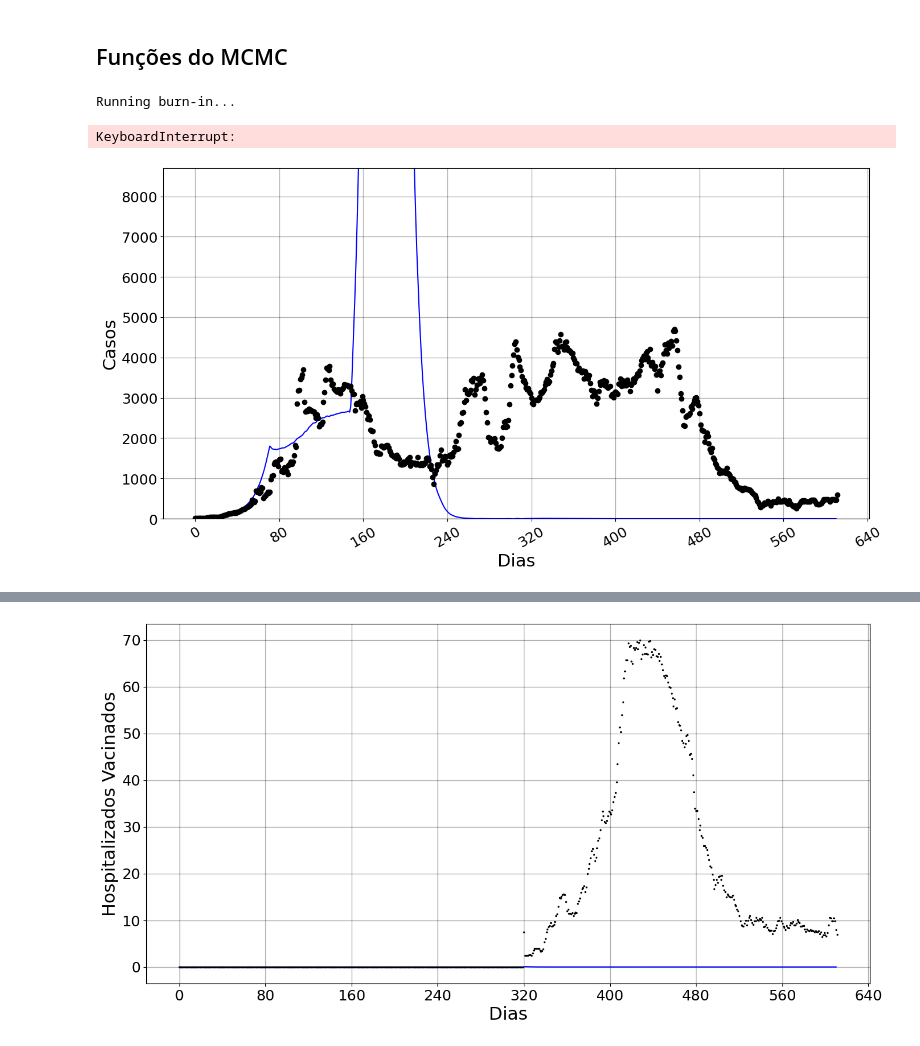
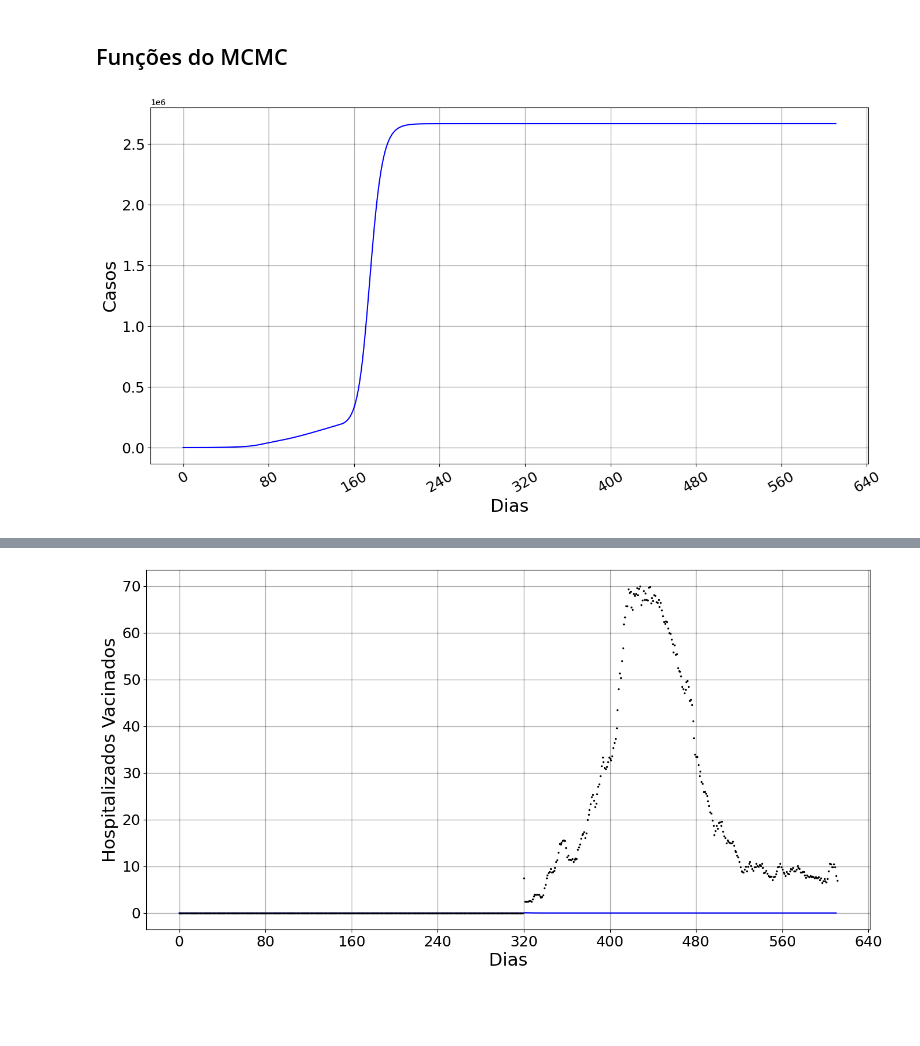
Before and after one commit to filipe7788/SEIHURD, a Jupyter notebook: fit_mcmc/fits_tests/tudo_e_delta.ipynb, the cells around one changed output, grey strips where cells are left out. Cells and saved outputs as stored; diff of their text form; code cells hidden in the pictures; blank space fills up the shorter version.

```diff
--- a/fit_mcmc/fits_tests/tudo_e_delta.ipynb
+++ b/fit_mcmc/fits_tests/tudo_e_delta.ipynb
@@ -154,9 +152,9 @@ condicoes_iniciais = [S0,E0,V0, Sv0, Ev0, Ia0, Is0, Iav0, Isv0, H0, HV0, U0, UV0
 # Modelo com leaky
 
 def SEIIHURD(t, y, args):
-    b0, b1, b2, t0, t1, t2, p0, p1, p_v0, p_v1, delta0, delta1, delta_sv0, delta_sv1, delta_av0, delta_av1 = args
+    b0, b1, b2, t0, t1, p0, p1, p_v0, p_v1, delta0, delta1, delta_sv0, delta_sv1, delta_av0, delta_av1 = args
 
-    beta, p, p_v, delta, delta_sv, delta_av = define_beta(t, t0, t1, t2, b0, b1, b2, p0, p1, p_v0, p_v1, delta0, delta1, delta_sv0, delta_sv1, delta_av0, delta_av1)
+    beta, p, p_v, delta, delta_sv, delta_av = define_beta(t, b0, b1, b2, t0, t1, p0, p1, p_v0, p_v1, delta0, delta1, delta_sv0, delta_sv1, delta_av0, delta_av1)
 
     beta_v = beta
 
@@ -222,12 +220,12 @@ def SEIIHURD(t, y, args):
 ## Funções do MCMC
 # %%
 def model(theta):
-    b0, b1, b2, t0, t1, t2, p0, p1, p_v0, p_v1, delta0, delta1, delta_sv0, delta_sv1, delta_av0, delta_av1  = theta
-    params = b0, b1, b2, t0, t1, t2, p0, p1, p_v0, p_v1, delta0, delta1, delta_sv0, delta_sv1, delta_av0, delta_av1
+    b0, b1, b2, t0, t1, p0, p1, p_v0, p_v1, delta0, delta1, delta_sv0, delta_sv1, delta_av0, delta_av1  = theta
+    params = b0, b1, b2, t0, t1, p0, p1, p_v0, p_v1, delta0, delta1, delta_sv0, delta_sv1, delta_av0, delta_av1
     sol = solve_ivp(fun = SEIIHURD, t_span = [0, len(novos_vacinados)-1], args=(params,),y0 = condicoes_iniciais, t_eval=np.arange(len(novos_vacinados)-1))
-    novos_casos = (sol.y[-5,:]).astype(float)
-    novos_mortos = (sol.y[-6,:]).astype(float)
-    infectados_vacinados = (sol.y[-1,:]).astype(float)
+    novos_casos = np.diff(sol.y[-5,:]).astype(float)
+    novos_mortos = np.diff(sol.y[-6,:]).astype(float)
+    infectados_vacinados = np.diff(sol.y[-1,:]).astype(float)
     return np.r_[novos_casos*N, novos_mortos*N, infectados_vacinados*N]
 
 def lnlike(theta):
@@ -235,7 +233,7 @@ def lnlike(theta):
     return -0.5 * np.sum(((y1 - model_dados)/0.05) ** 2)
 
 def lnprior(theta):
-    b0, b1, b2, t0, t1, t2, p0, p1, p_v0, p_v1, delta0, delta1, delta_sv0, delta_sv1, delta_av0, delta_av1 = theta
+    b0, b1, b2, t0, t1, p0, p1, p_v0, p_v1, delta0, delta1, delta_sv0, delta_sv1, delta_av0, delta_av1 = theta
 
     if (
             0 < b0 <5
@@ -243,7 +241,6 @@ def lnprior(theta):
         and 0 < b2 < 5
         and 149 < t0 < 240
         and 241 < t1 < 400
-        and 401 < t2 < 500
         and 0.3 < p0 < 0.99
         and 0.3 < p1 < 0.99
         and 0.3 < p_v0 < 0.99
@@ -278,7 +275,7 @@ def main(p0,nwalkers,niter,ndim, pool):
 
     return sampler, pos, prob, state
 # %%
-nwalkers = 50; niter = 10
+nwalkers = 500; niter = 100
 # %%
 # #Intervalo das condições iniciais para o cenário inicial
 
@@ -309,13 +306,10 @@ if __name__ == '__main__':
     sampler1, pos1, prob1, state1 = main(p0,nwalkers,niter,ndim, pool)
     samples1 = sampler1.flatchain
     theta_max1  = samples1[np.argmax(sampler1.flatlnprobability)]
-    b0, b1, b2, t0, t1, t2, p0, p1, p_v0, p_v1, delta0, delta1, delta_sv0, delta_sv1, delta_av0, delta_av1   = theta_max1
-    params = b0, b1, b2, t0, t1, t2, p0, p1, p_v0, p_v1, delta0, delta1, delta_sv0, delta_sv1, delta_av0, delta_av1
+    b0, b1, b2, t0, t1, p0, p1, p_v0, p_v1, delta0, delta1, delta_sv0, delta_sv1, delta_av0, delta_av1   = theta_max1
+    params = b0, b1, b2, t0, t1, p0, p1, p_v0, p_v1, delta0, delta1, delta_sv0, delta_sv1, delta_av0, delta_av1
 
     sol1 = solve_ivp(fun = SEIIHURD, t_span = [0, len(novos_vacinados)-1], args=(params,),y0=condicoes_iniciais, t_eval=np.arange(len(novos_vacinados)-1))
-# %% [output]
-Running burn-in...
-KeyboardInterrupt:
 # %%
 # plotando mortes
 ts0 =  np.arange(len(novos_vacinados)-1)
@@ -323,37 +317,36 @@ ts0 =  np.arange(len(novos_vacinados)-1)
 qi = sol1.y[-5,:] #mortes acumulados
 
 #Criando plot
 fig, ax = plt.subplots(figsize=(16,8))
 
 #Desenhando grid no plot
 ax.grid(which='major', axis='both', color='black',linewidth=1.,alpha=0.3)
 ax.autoscale()
 
 x_para_escala = np.arange(0, len(dados_datas)-1, 1)
 
-ax.scatter(x_para_escala,  np.diff(dados_casos), color='black',zorder=3,label='Reported data')
+# ax.scatter(x_para_escala,  np.diff(dados_casos), color='black',zorder=3,label='Reported data')
 #Plot the fitted function as a line.
-ax.plot(np.diff(N*qi),color='blue',label='Fitted function')
+ax.plot((N*qi),color='blue',label='Fitted function')
 #Set the labels
 ax.set_ylabel('Casos',fontsize=22)
 ax.set_xlabel('Dias', fontsize=22)
-ax.set_ylim(0,8700)
 # plt.vlines([ 333.15303923, 439.95810453], ymin=0, ymax=200)
 #Set the title
 #The size of the numbers on the axixis
 ax.tick_params(labelsize=18)
 
 #Limiting the ammount of dates on the X axixs
 ax.xaxis.set_major_locator(plt.MaxNLocator(10))
 #Rotating the dates for better visualization
 plt.setp(ax.get_xticklabels(), rotation=30)
 
 plot_mortes = fig
 
 #Show Graph
 plt.show()
 # %% [output]
-[figure, old version]
+[figure, new version]
 # %%
 # plotando mortes
 ts0 =  np.arange(len(novos_vacinados)-1)
```
Also changed, not shown: parts of 6 cells of this notebook, 16 other files.
